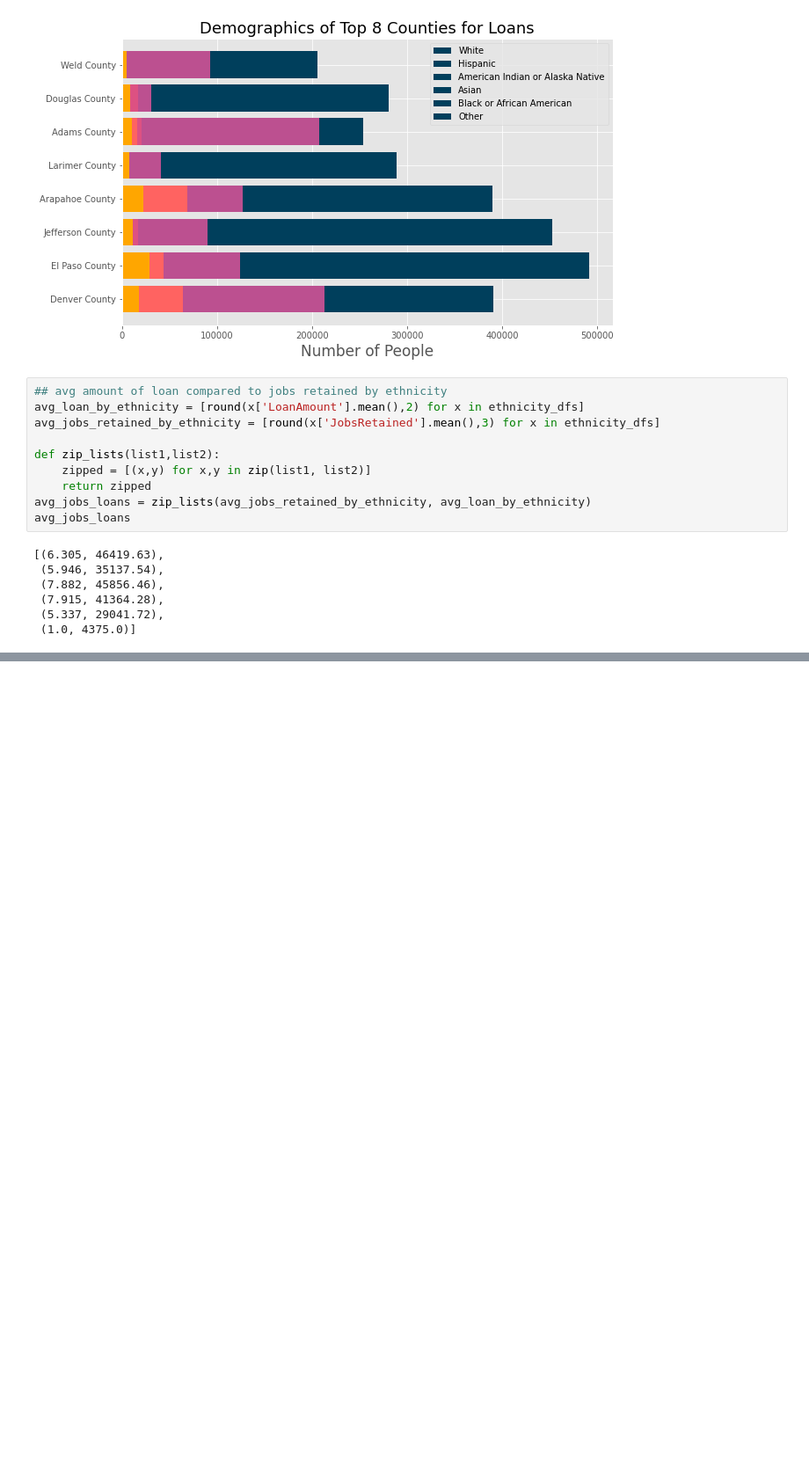
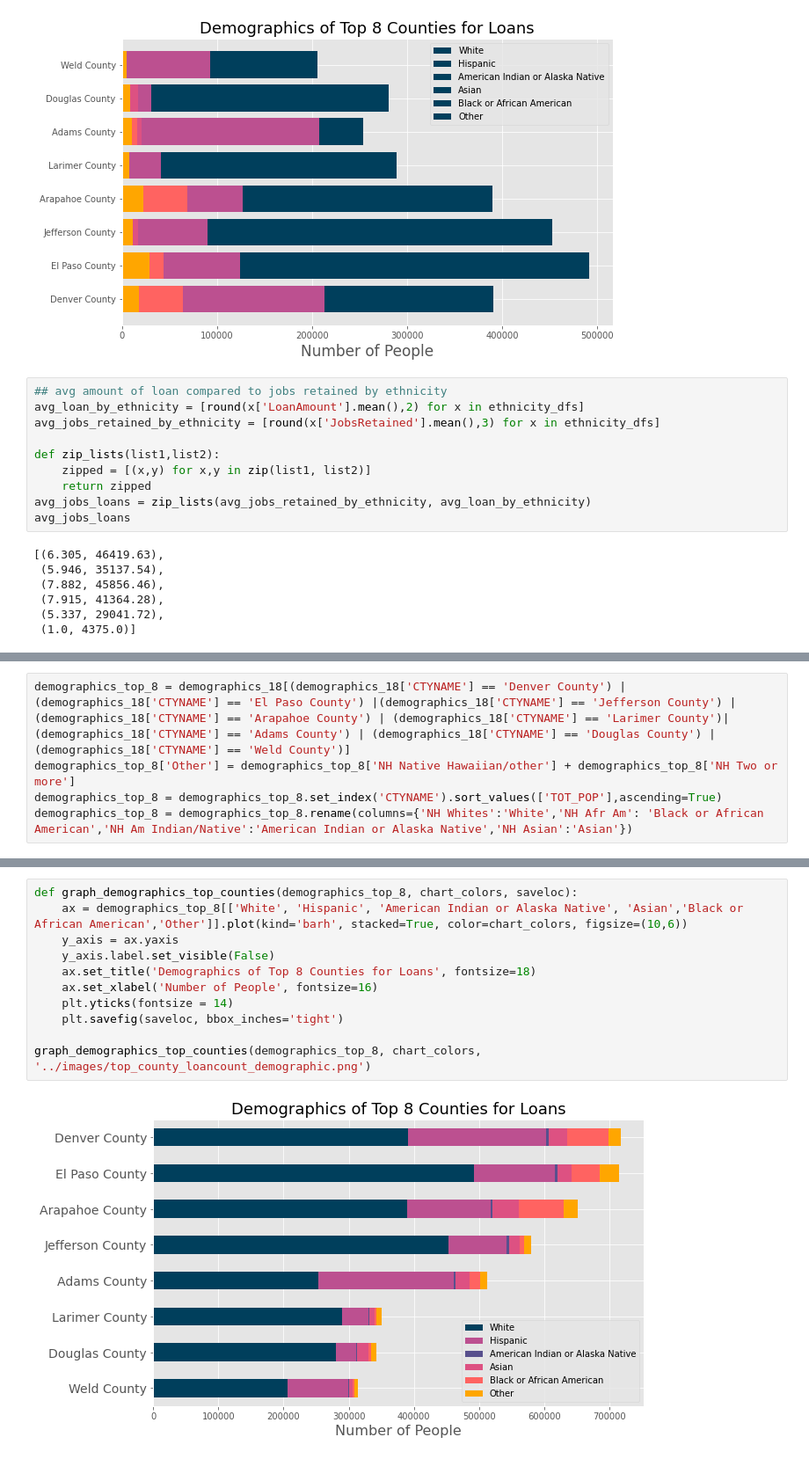
Before and after one commit to joshea628/Allocation-of-Government-Resources-during-COVID-and-its-Effect-in-Colorado, a Jupyter notebook: src/eda.ipynb, the cells around one changed output, grey strips where cells are left out. Shown at 88% size. Drawn from its saved outputs; the diff is of its cells as text; blank space fills up the shorter version.

```diff
--- a/src/eda.ipynb
+++ b/src/eda.ipynb
@@ -650,0 +610,5 @@ TypeError: 'int' object is not iterable
+# %%
+demographics_top_8 = demographics_18[(demographics_18['CTYNAME'] == 'Denver County') | (demographics_18['CTYNAME'] == 'El Paso County') |(demographics_18['CTYNAME'] == 'Jefferson County') |(demographics_18['CTYNAME'] == 'Arapahoe County') | (demographics_18['CTYNAME'] == 'Larimer County')|(demographics_18['CTYNAME'] == 'Adams County') | (demographics_18['CTYNAME'] == 'Douglas County') | (demographics_18['CTYNAME'] == 'Weld County')]
+demographics_top_8['Other'] = demographics_top_8['NH Native Hawaiian/other'] + demographics_top_8['NH Two or more']
+demographics_top_8 = demographics_top_8.set_index('CTYNAME').sort_values(['TOT_POP'],ascending=True)
+demographics_top_8 = demographics_top_8.rename(columns={'NH Whites':'White','NH Afr Am': 'Black or African American','NH Am Indian/Native':'American Indian or Alaska Native','NH Asian':'Asian'})
@@ -650,0 +630,13 @@ TypeError: 'int' object is not iterable
+# %%
+def graph_demographics_top_counties(demographics_top_8, chart_colors, saveloc):
+    ax = demographics_top_8[['White', 'Hispanic', 'American Indian or Alaska Native', 'Asian','Black or African American','Other']].plot(kind='barh', stacked=True, color=chart_colors, figsize=(10,6))
+    y_axis = ax.yaxis
+    y_axis.label.set_visible(False)
+    ax.set_title('Demographics of Top 8 Counties for Loans', fontsize=18)
+    ax.set_xlabel('Number of People', fontsize=16)
+    plt.yticks(fontsize = 14)
+    plt.savefig(saveloc, bbox_inches='tight')
+
+graph_demographics_top_counties(demographics_top_8, chart_colors, '../images/top_county_loancount_demographic.png')
+# %% [output]
+[figure, added]
```
Also changed, not shown: parts of 5 cells of this notebook, 7 other files.
